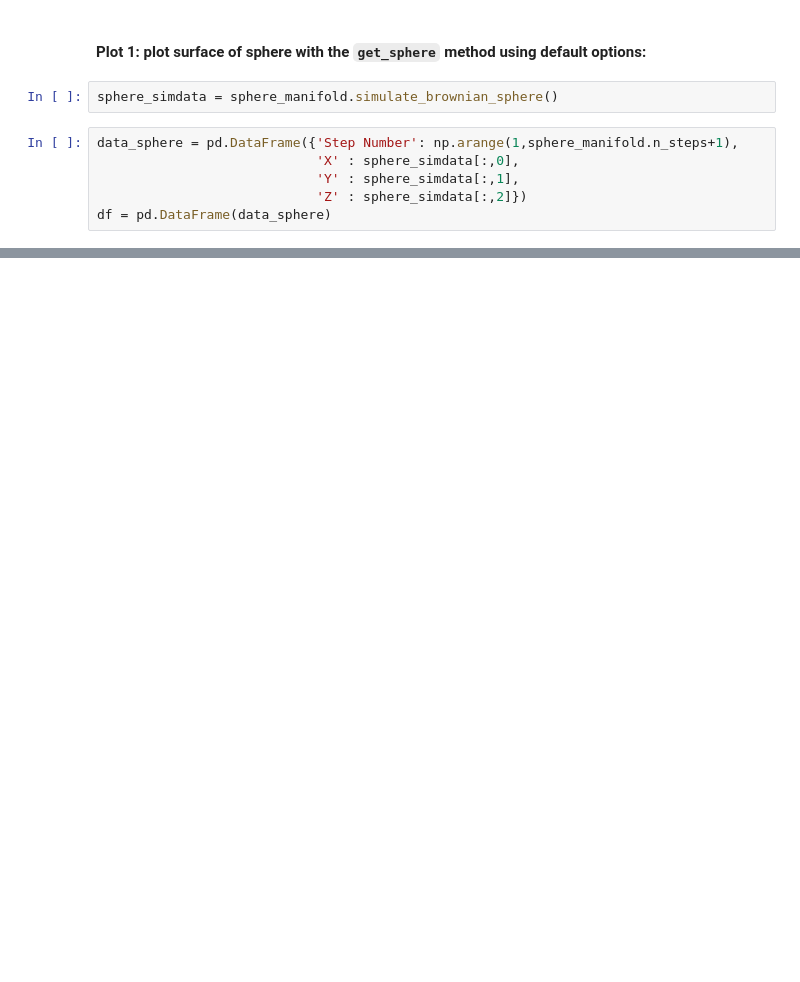
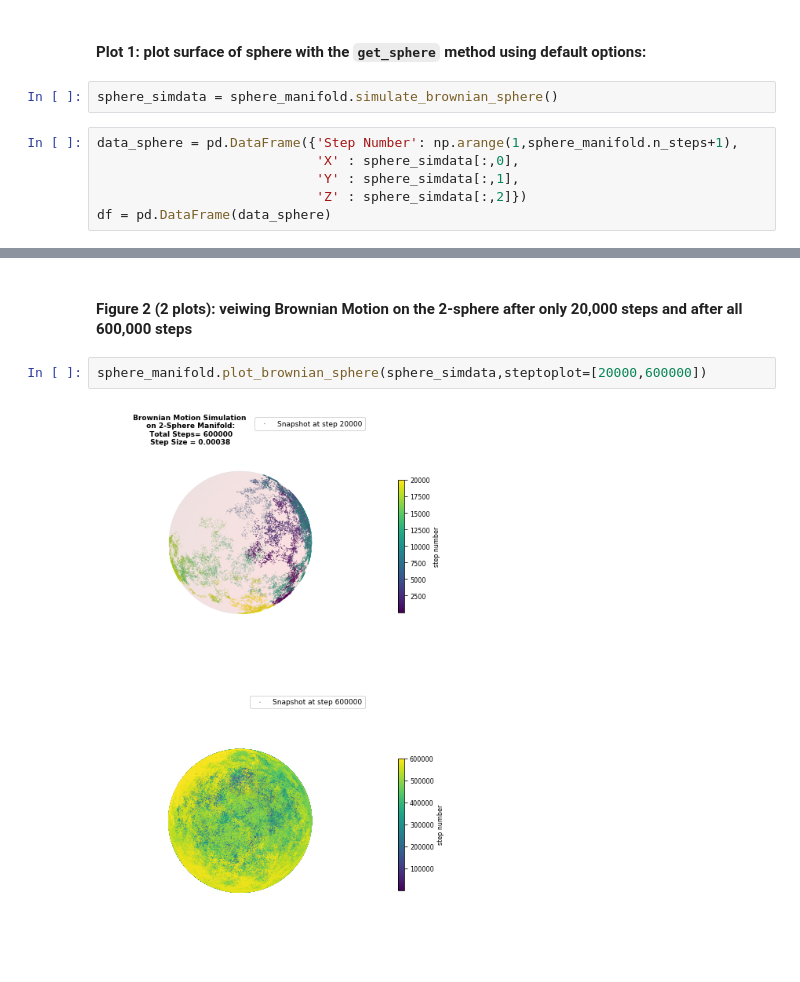
Before and after one commit to hankbesser/brownian-manifold, a Jupyter notebook: notebook_examples/manifold_example.ipynb, the cells around one changed output, grey strips where cells are left out. Cells and saved outputs as stored; diff of their text form; blank space fills up the shorter version.

```diff
--- a/notebook_examples/manifold_example.ipynb
+++ b/notebook_examples/manifold_example.ipynb
@@ -208,0 +222,6 @@ sphere_manifold.plot_brownian_sphere(sphere_simdata,steptoplot=[100000])
+# %% [markdown]
+#### Figure 2 (2 plots): veiwing Brownian Motion on the 2-sphere after only 20,000 steps and after all 600,000 steps
+# %%
+sphere_manifold.plot_brownian_sphere(sphere_simdata,steptoplot=[20000,600000])
+# %% [output]
+[figure, added]
```
Also changed, not shown: parts of 17 cells of this notebook.
